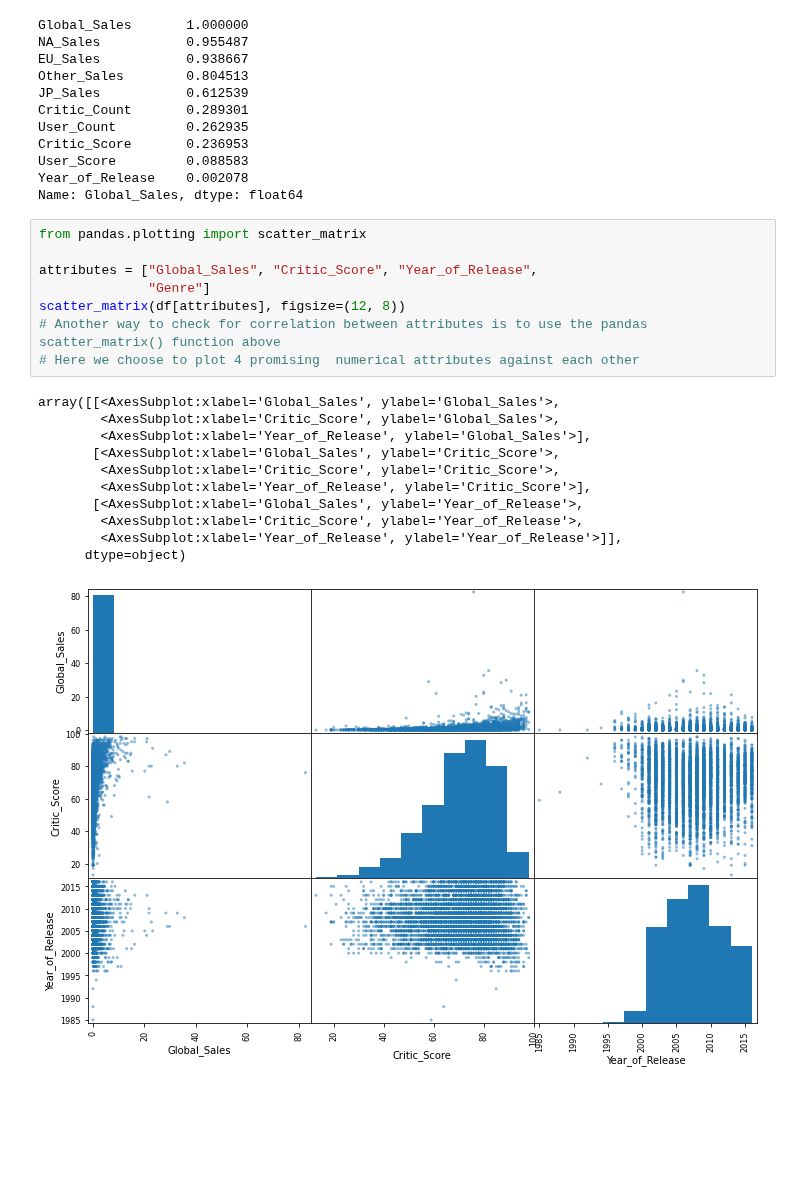
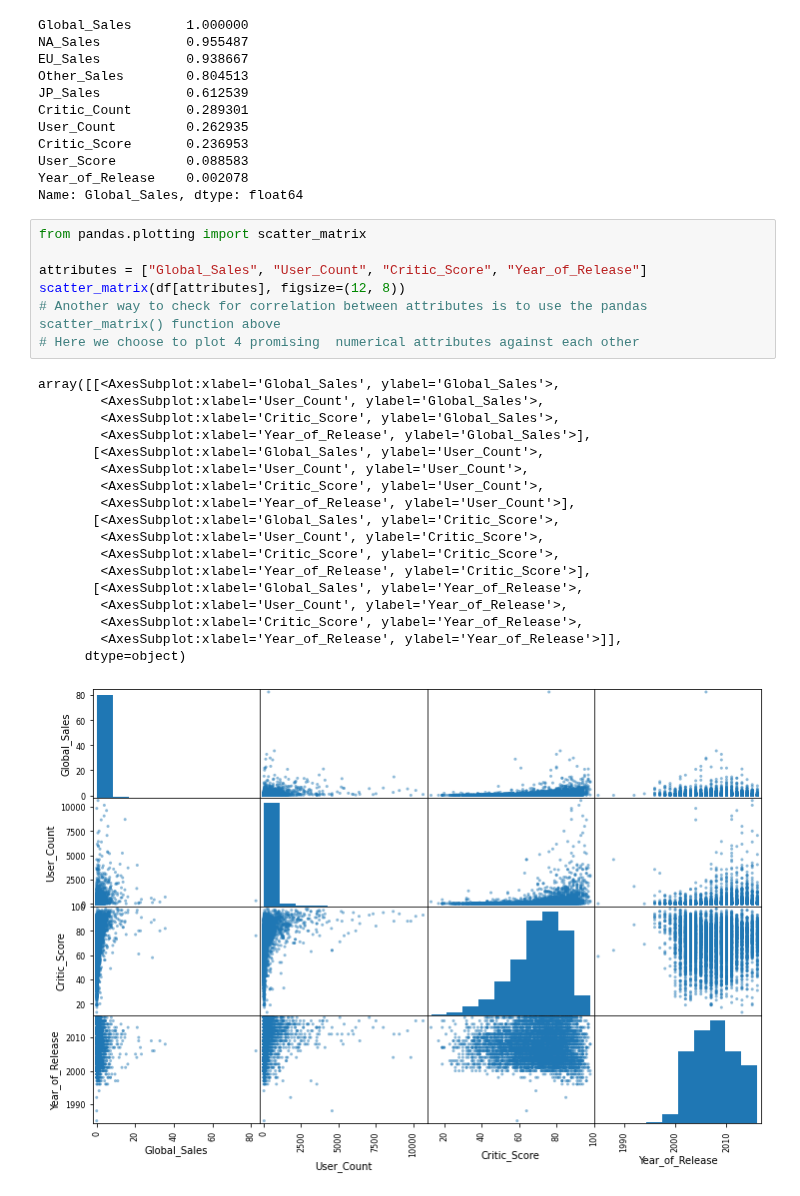
Before and after one commit to msadiq10/DMML-Group-15, a Jupyter notebook: group15-lab2.ipynb, the cells around one changed output. Cells and saved outputs as stored; diff of their text form; blank space fills up the shorter version.

```diff
--- a/group15-lab2.ipynb
+++ b/group15-lab2.ipynb
@@ -222,20 +222,26 @@ Name: Global_Sales, dtype: float64
 # %%
 from pandas.plotting import scatter_matrix
 
-attributes = ["Global_Sales", "Critic_Score", "Year_of_Release",
-              "Genre"]
+attributes = ["Global_Sales", "User_Count", "Critic_Score", "Year_of_Release"]
 scatter_matrix(df[attributes], figsize=(12, 8))
 # Another way to check for correlation between attributes is to use the pandas scatter_matrix() function above
 # Here we choose to plot 4 promising  numerical attributes against each other
 # %% [output]
 array([[<AxesSubplot:xlabel='Global_Sales', ylabel='Global_Sales'>,
+        <AxesSubplot:xlabel='User_Count', ylabel='Global_Sales'>,
         <AxesSubplot:xlabel='Critic_Score', ylabel='Global_Sales'>,
         <AxesSubplot:xlabel='Year_of_Release', ylabel='Global_Sales'>],
+       [<AxesSubplot:xlabel='Global_Sales', ylabel='User_Count'>,
+        <AxesSubplot:xlabel='User_Count', ylabel='User_Count'>,
+        <AxesSubplot:xlabel='Critic_Score', ylabel='User_Count'>,
+        <AxesSubplot:xlabel='Year_of_Release', ylabel='User_Count'>],
        [<AxesSubplot:xlabel='Global_Sales', ylabel='Critic_Score'>,
+        <AxesSubplot:xlabel='User_Count', ylabel='Critic_Score'>,
         <AxesSubplot:xlabel='Critic_Score', ylabel='Critic_Score'>,
         <AxesSubplot:xlabel='Year_of_Release', ylabel='Critic_Score'>],
        [<AxesSubplot:xlabel='Global_Sales', ylabel='Year_of_Release'>,
+        <AxesSubplot:xlabel='User_Count', ylabel='Year_of_Release'>,
         <AxesSubplot:xlabel='Critic_Score', ylabel='Year_of_Release'>,
         <AxesSubplot:xlabel='Year_of_Release', ylabel='Year_of_Release'>]],
       dtype=object)
-[figure, old version]
+[figure, new version]
```
